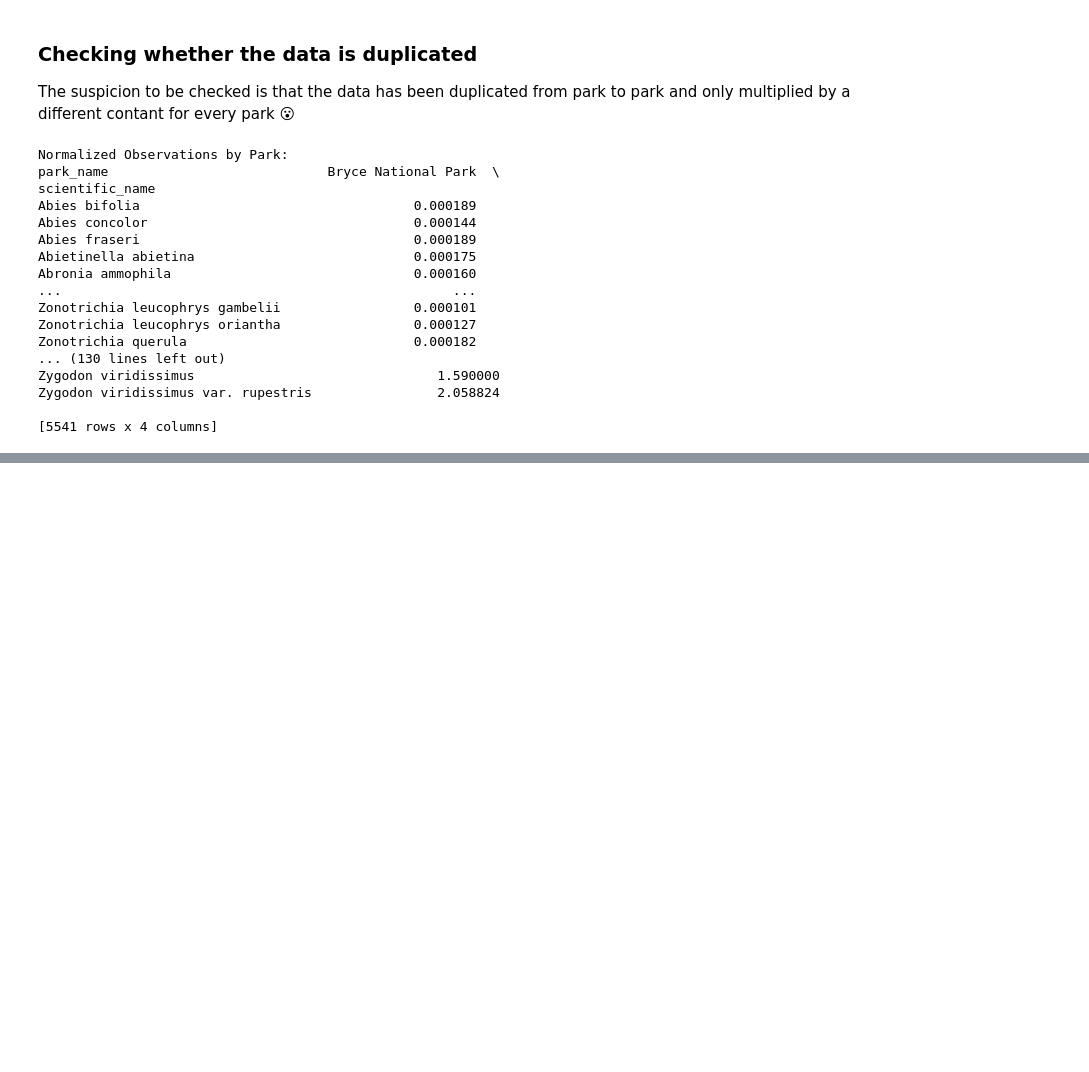
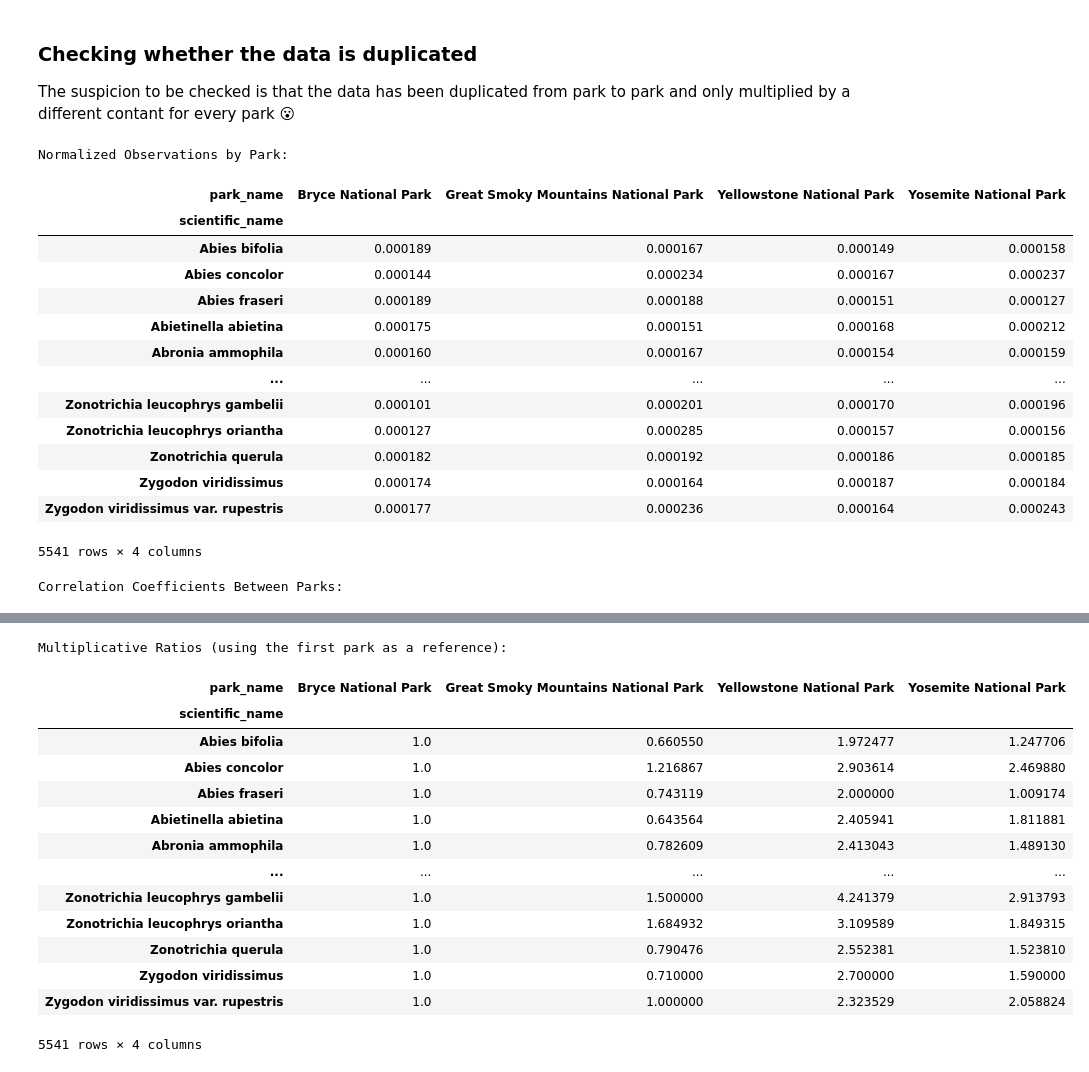
Before and after one commit to ramtob/CDC-Portfolio-0425-Biodiversity, a Jupyter notebook: biodiversity.ipynb, the cells around one changed output, grey strips where cells are left out. Cells and saved outputs as stored; diff of their text form; code cells hidden in the pictures; blank space fills up the shorter version.

```diff
--- a/biodiversity.ipynb
+++ b/biodiversity.ipynb
@@ -459,49 +459,48 @@ The suspicion to be checked is that the data has been duplicated from park to pa
 # import pandas as pd
 
 # # Example observations DataFrame (from before)
 # observations = pd.DataFrame({
 #     'scientific_name': ['Panthera leo', 'Corvus corax', 'Crocodylus niloticus', 'Elephas maximus', 'Struthio camelus', 'Chelonia mydas', 'Canis lupus'],
 #     'park_name': ['Park A', 'Park B', 'Park A', 'Park C', 'Park B', 'Park D', 'Park C'],
 #     'observations': [150, 300, 50, 400, 200, 100, 500]
 # })
 
 # Pivot the DataFrame to make parks columns and categories rows
 pivoted_data = observations.pivot_table(
     index='scientific_name',
     columns='park_name',
     values='observations',
     aggfunc='sum'
 ).fillna(0)
 
 # Normalize the data by park (column-wise normalization)
 normalized_data = pivoted_data.div(pivoted_data.sum(axis=0), axis=1)
 print("Normalized Observations by Park:")
-print(normalized_data)
+display(normalized_data)
 
 # Check correlations between parks
 correlations = normalized_data.corr()
 print("\nCorrelation Coefficients Between Parks:")
-print(correlations)
+display(correlations)
 
 # Check multiplicative ratios between parks
 ratios = pivoted_data.div(pivoted_data.iloc[:, 0], axis=0)  # Divide by observations in the first park
 print("\nMultiplicative Ratios (using the first park as a reference):")
-print(ratios)
+display(ratios)
 # %% [output]
 Normalized Observations by Park:
-park_name                            Bryce National Park  \
-scientific_name
-Abies bifolia                                   0.000189
-Abies concolor                                  0.000144
-Abies fraseri                                   0.000189
-Abietinella abietina                            0.000175
-Abronia ammophila                               0.000160
-...                                                  ...
-Zonotrichia leucophrys gambelii                 0.000101
-Zonotrichia leucophrys oriantha                 0.000127
-Zonotrichia querula                             0.000182
-... (130 lines left out)
-Zygodon viridissimus                               1.590000
-Zygodon viridissimus var. rupestris                2.058824
-
-[5541 rows x 4 columns]
+| park_name | Bryce National Park | Great Smoky Mountains National Park | Yellowstone National Park | Yosemite National Park |
+| scientific_name |  |  |  |  |
+| Abies bifolia | 0.000189 | 0.000167 | 0.000149 | 0.000158 |
+| Abies concolor | 0.000144 | 0.000234 | 0.000167 | 0.000237 |
+| Abies fraseri | 0.000189 | 0.000188 | 0.000151 | 0.000127 |
+| Abietinella abietina | 0.000175 | 0.000151 | 0.000168 | 0.000212 |
+| Abronia ammophila | 0.000160 | 0.000167 | 0.000154 | 0.000159 |
+| ... | ... | ... | ... | ... |
+| Zonotrichia leucophrys gambelii | 0.000101 | 0.000201 | 0.000170 | 0.000196 |
+| Zonotrichia leucophrys oriantha | 0.000127 | 0.000285 | 0.000157 | 0.000156 |
+| Zonotrichia querula | 0.000182 | 0.000192 | 0.000186 | 0.000185 |
+| Zygodon viridissimus | 0.000174 | 0.000164 | 0.000187 | 0.000184 |
+| Zygodon viridissimus var. rupestris | 0.000177 | 0.000236 | 0.000164 | 0.000243 |
+5541 rows × 4 columns
+Correlation Coefficients Between Parks:
@@ -507,0 +513,15 @@ Zygodon viridissimus var. rupestris                2.058824
+Multiplicative Ratios (using the first park as a reference):
+| park_name | Bryce National Park | Great Smoky Mountains National Park | Yellowstone National Park | Yosemite National Park |
+| scientific_name |  |  |  |  |
+| Abies bifolia | 1.0 | 0.660550 | 1.972477 | 1.247706 |
+| Abies concolor | 1.0 | 1.216867 | 2.903614 | 2.469880 |
+| Abies fraseri | 1.0 | 0.743119 | 2.000000 | 1.009174 |
+| Abietinella abietina | 1.0 | 0.643564 | 2.405941 | 1.811881 |
+| Abronia ammophila | 1.0 | 0.782609 | 2.413043 | 1.489130 |
+| ... | ... | ... | ... | ... |
+| Zonotrichia leucophrys gambelii | 1.0 | 1.500000 | 4.241379 | 2.913793 |
+| Zonotrichia leucophrys oriantha | 1.0 | 1.684932 | 3.109589 | 1.849315 |
+| Zonotrichia querula | 1.0 | 0.790476 | 2.552381 | 1.523810 |
+| Zygodon viridissimus | 1.0 | 0.710000 | 2.700000 | 1.590000 |
+| Zygodon viridissimus var. rupestris | 1.0 | 1.000000 | 2.323529 | 2.058824 |
+5541 rows × 4 columns
```
Also changed, not shown: parts of 4 cells of this notebook.
